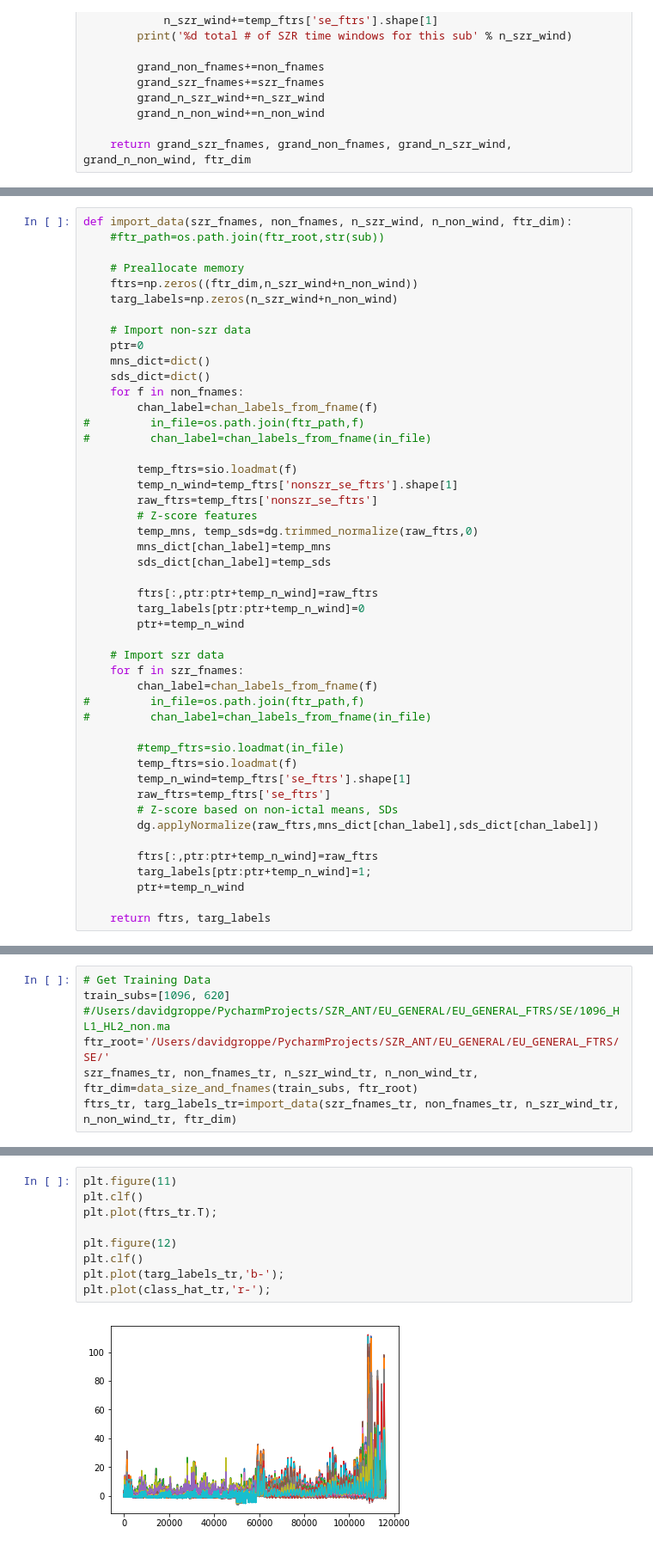
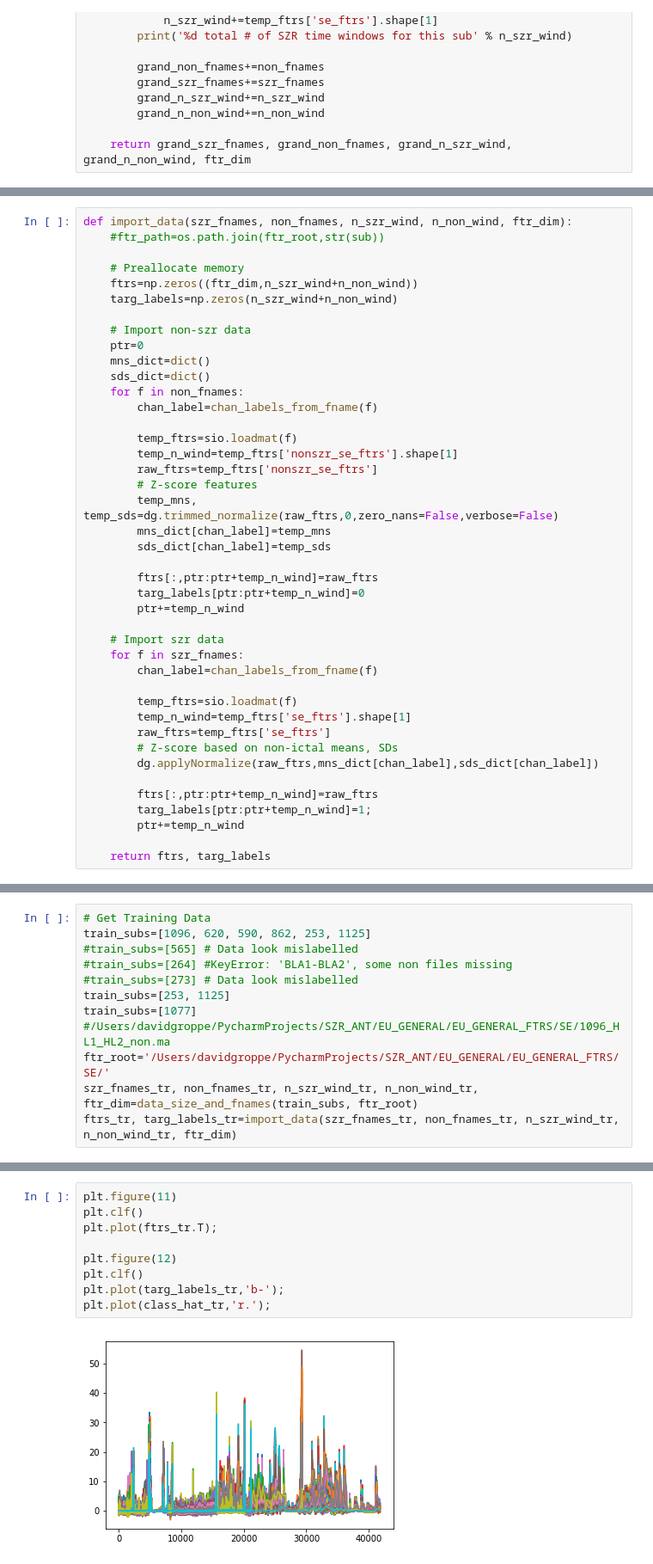
Before and after one commit to dmgroppe/SZR_ANT, a Jupyter notebook: EU_GENERAL/load_and_apply_model.ipynb, the cells around one changed output, grey strips where cells are left out. Shown at 86% size. Cells and saved outputs as stored; diff of their text form.

```diff
--- a/EU_GENERAL/load_and_apply_model.ipynb
+++ b/EU_GENERAL/load_and_apply_model.ipynb
@@ -88,14 +138,12 @@ def import_data(szr_fnames, non_fnames, n_szr_wind, n_non_wind, ftr_dim):
     sds_dict=dict()
     for f in non_fnames:
         chan_label=chan_labels_from_fname(f)
-#         in_file=os.path.join(ftr_path,f)
-#         chan_label=chan_labels_from_fname(in_file)
 
         temp_ftrs=sio.loadmat(f)
         temp_n_wind=temp_ftrs['nonszr_se_ftrs'].shape[1]
         raw_ftrs=temp_ftrs['nonszr_se_ftrs']
         # Z-score features
-        temp_mns, temp_sds=dg.trimmed_normalize(raw_ftrs,0)
+        temp_mns, temp_sds=dg.trimmed_normalize(raw_ftrs,0,zero_nans=False,verbose=False)
         mns_dict[chan_label]=temp_mns
         sds_dict[chan_label]=temp_sds
 
@@ -106,10 +154,7 @@ def import_data(szr_fnames, non_fnames, n_szr_wind, n_non_wind, ftr_dim):
     # Import szr data
     for f in szr_fnames:
         chan_label=chan_labels_from_fname(f)
-#         in_file=os.path.join(ftr_path,f)
-#         chan_label=chan_labels_from_fname(in_file)
 
-        #temp_ftrs=sio.loadmat(in_file)
         temp_ftrs=sio.loadmat(f)
         temp_n_wind=temp_ftrs['se_ftrs'].shape[1]
         raw_ftrs=temp_ftrs['se_ftrs']
@@ -136,6 +169,11 @@ HL8-HL9
 # %%
 # Get Training Data
-train_subs=[1096, 620]
+train_subs=[1096, 620, 590, 862, 253, 1125]
+#train_subs=[565] # Data look mislabelled
+#train_subs=[264] #KeyError: 'BLA1-BLA2', some non files missing
+#train_subs=[273] # Data look mislabelled
+train_subs=[253, 1125]
+train_subs=[1077]
 #/Users/davidgroppe/PycharmProjects/SZR_ANT/EU_GENERAL/EU_GENERAL_FTRS/SE/1096_HL1_HL2_non.ma
 ftr_root='/Users/davidgroppe/PycharmProjects/SZR_ANT/EU_GENERAL/EU_GENERAL_FTRS/SE/'
 szr_fnames_tr, non_fnames_tr, n_szr_wind_tr, n_non_wind_tr, ftr_dim=data_size_and_fnames(train_subs, ftr_root)
@@ -183,11 +203,11 @@ print(49665+49297+8960+8210)
 # %%
 plt.figure(11)
 plt.clf()
 plt.plot(ftrs_tr.T);
 
 plt.figure(12)
 plt.clf()
 plt.plot(targ_labels_tr,'b-');
-plt.plot(class_hat_tr,'r-');
+plt.plot(class_hat_tr,'r.');
 # %% [output]
-[figure, old version]
+[figure, new version]
```
Also changed, not shown: parts of 7 cells of this notebook, 7 other files.
